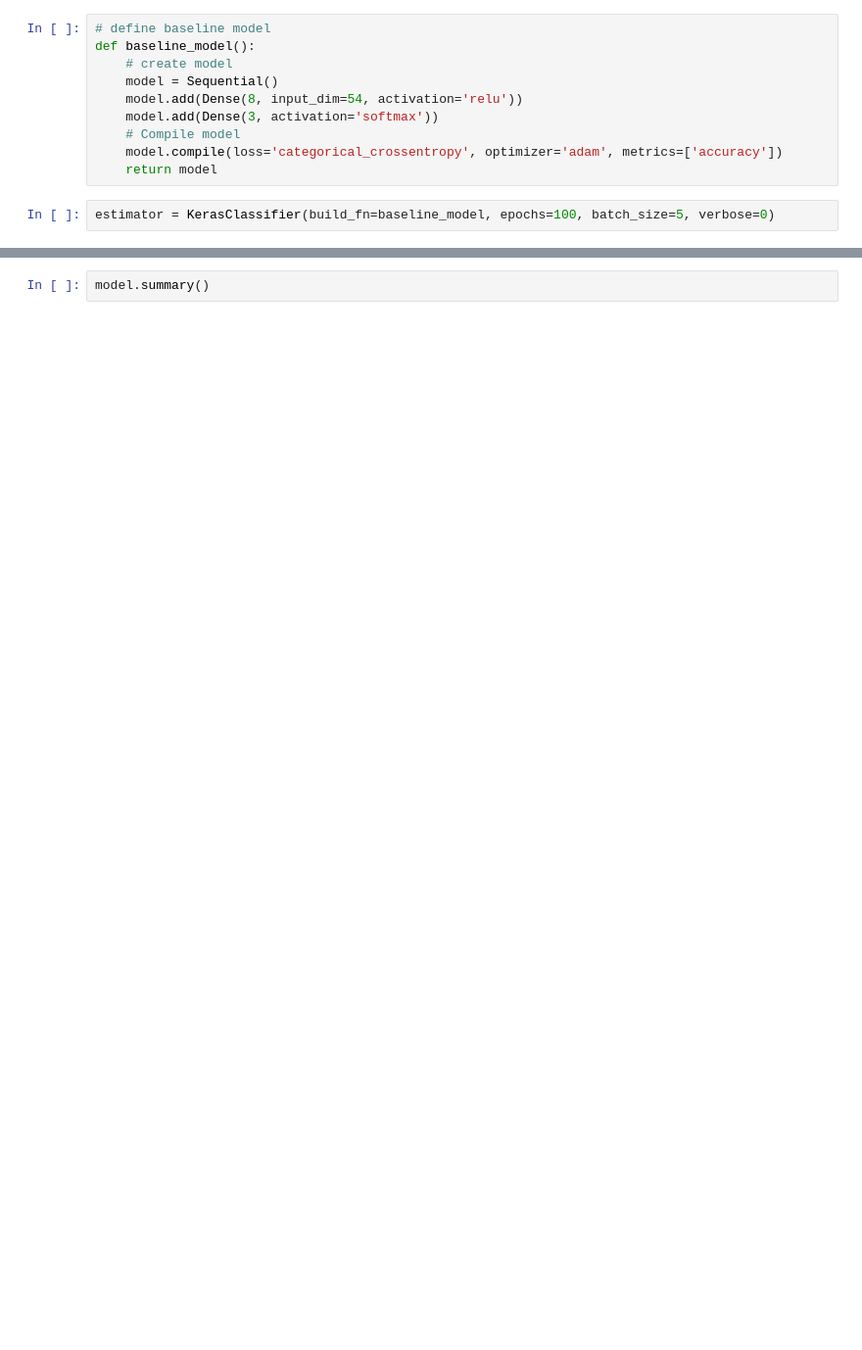
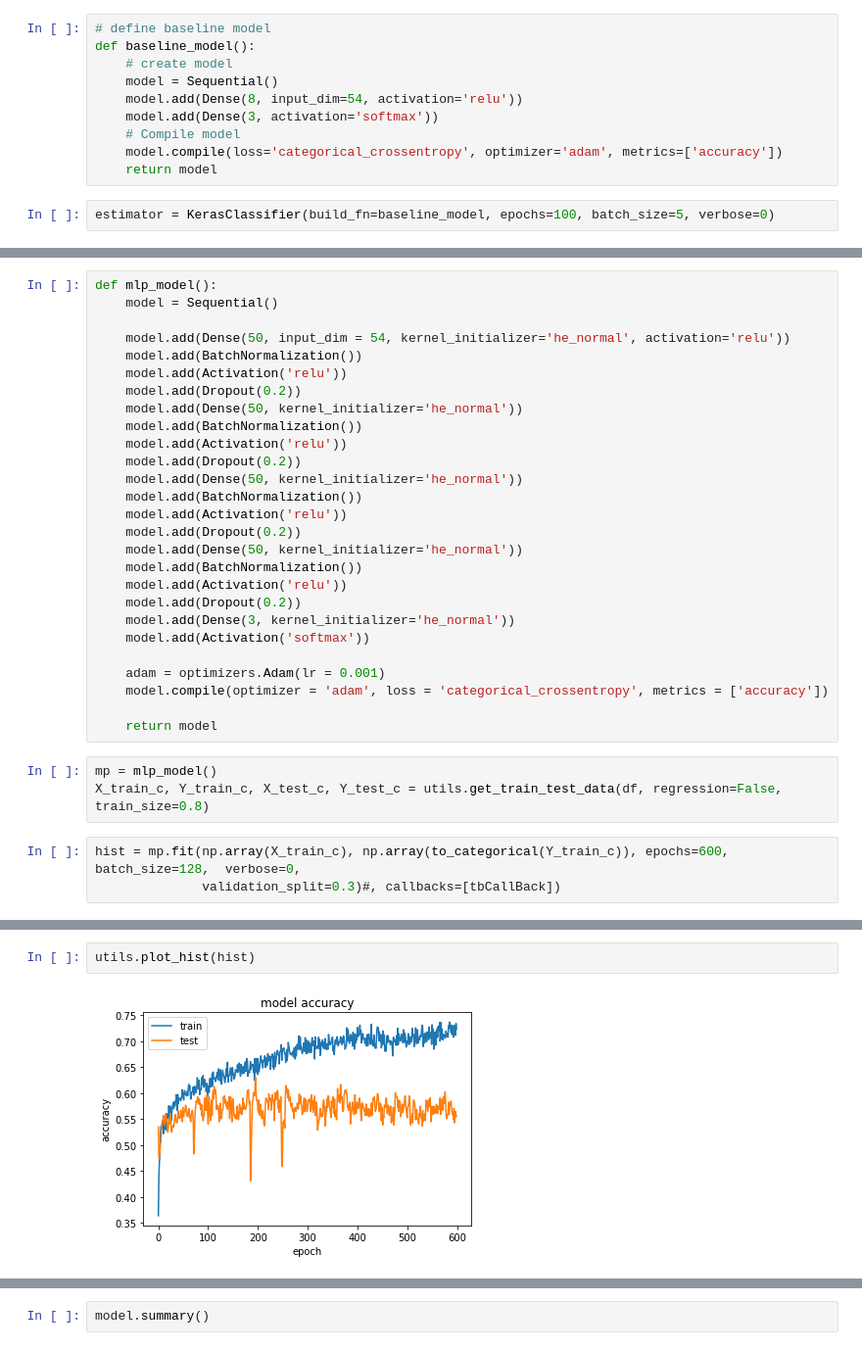
Before and after one commit to patricieni/ICM, a Jupyter notebook: code/notebooks/Neural Network exploration v1.ipynb, the cells around one changed output, grey strips where cells are left out. Shown at 98% size. Drawn from its saved outputs; the diff is of its cells as text; blank space fills up the shorter version.

```diff
--- a/code/notebooks/Neural Network exploration v1.ipynb
+++ b/code/notebooks/Neural Network exploration v1.ipynb
@@ -345,0 +208,33 @@ print('Test accuracy: ', results[1])
+# %%
+def mlp_model():
+    model = Sequential()
+
+    model.add(Dense(50, input_dim = 54, kernel_initializer='he_normal', activation='relu'))
+    model.add(BatchNormalization())
+    model.add(Activation('relu'))
+    model.add(Dropout(0.2))
+    model.add(Dense(50, kernel_initializer='he_normal'))
+    model.add(BatchNormalization())
+    model.add(Activation('relu'))
+    model.add(Dropout(0.2))
+    model.add(Dense(50, kernel_initializer='he_normal'))
+    model.add(BatchNormalization())
+    model.add(Activation('relu'))
+    model.add(Dropout(0.2))
+    model.add(Dense(50, kernel_initializer='he_normal'))
+    model.add(BatchNormalization())
+    model.add(Activation('relu'))
+    model.add(Dropout(0.2))
+    model.add(Dense(3, kernel_initializer='he_normal'))
+    model.add(Activation('softmax'))
+
+    adam = optimizers.Adam(lr = 0.001)
+    model.compile(optimizer = 'adam', loss = 'categorical_crossentropy', metrics = ['accuracy'])
+
+    return model
+# %%
+mp = mlp_model()
+X_train_c, Y_train_c, X_test_c, Y_test_c = utils.get_train_test_data(df, regression=False, train_size=0.8)
+# %%
+hist = mp.fit(np.array(X_train_c), np.array(to_categorical(Y_train_c)), epochs=600, batch_size=128,  verbose=0,
+              validation_split=0.3)#, callbacks=[tbCallBack])
@@ -345,0 +259,4 @@ print('Test accuracy: ', results[1])
+# %%
+utils.plot_hist(hist)
+# %% [output]
+[figure, added]
```
Also changed, not shown: parts of 85 cells of this notebook, 5 other files.
